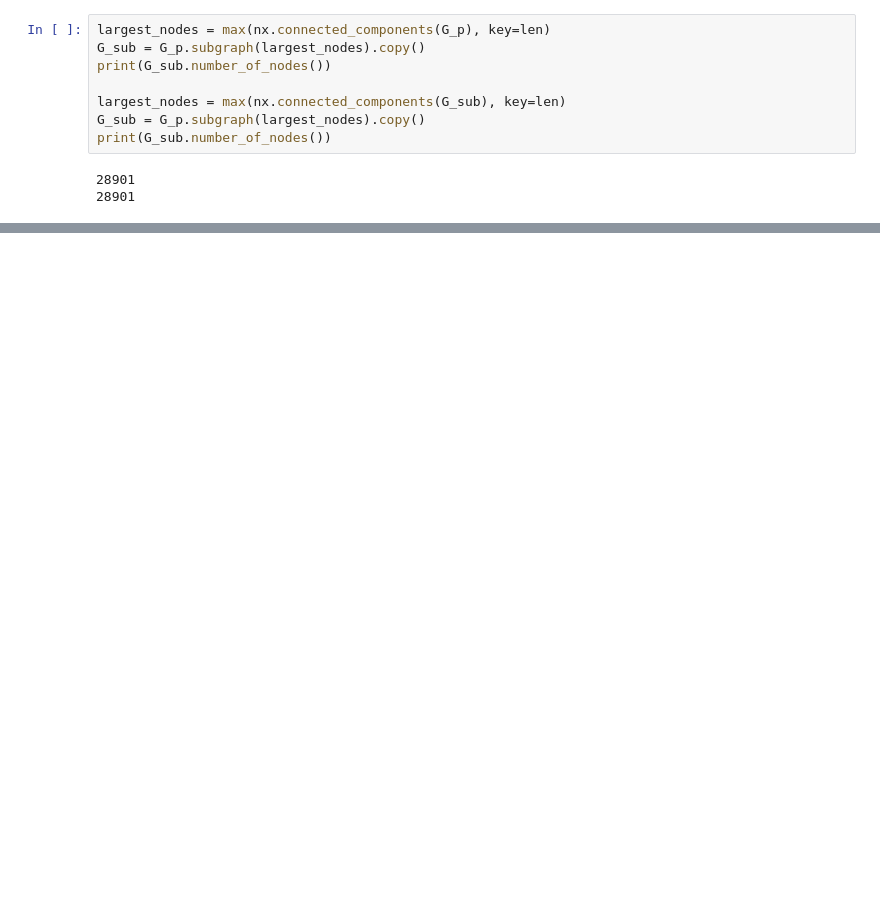
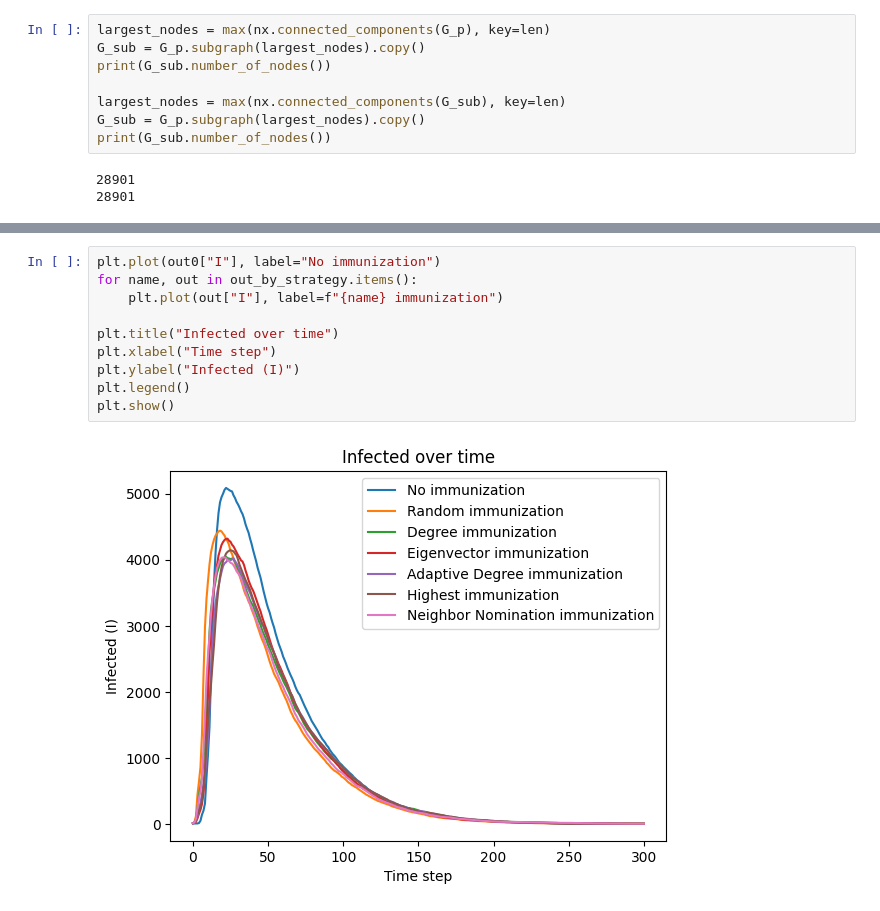
Before and after one commit to jonjon-levi/disease-propogation-network, a Jupyter notebook: notebooks/explore_network.ipynb, the cells around one changed output, grey strips where cells are left out. Saved outputs shown, nothing was run; the diff lists cells and outputs as text; blank space fills up the shorter version.

```diff
--- a/notebooks/explore_network.ipynb
+++ b/notebooks/explore_network.ipynb
@@ -162,3 +169,15 @@ plt.show()
+# %%
+plt.plot(out0["I"], label="No immunization")
+for name, out in out_by_strategy.items():
+    plt.plot(out["I"], label=f"{name} immunization")
+
+plt.title("Infected over time")
+plt.xlabel("Time step")
+plt.ylabel("Infected (I)")
+plt.legend()
+plt.show()
+# %% [output]
+[figure, added]
 # %%
 def peak_infected(out):
     return max(out["I"])
```
Also changed, not shown: parts of 11 cells of this notebook, 13 other files.
